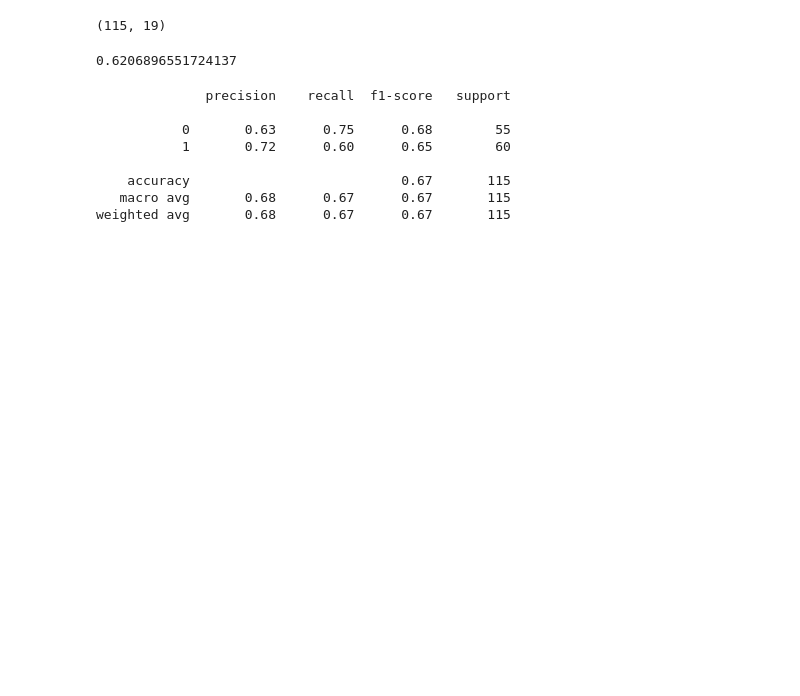
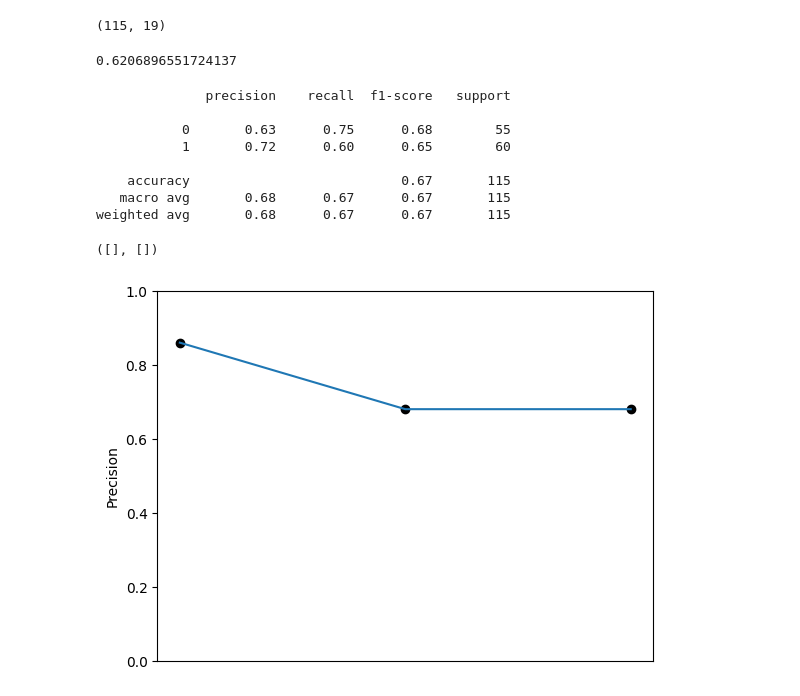
Before and after one commit to mc-will/BYU_Locating-Bacterial_Flagellar_Motors_2025, a Jupyter notebook: notebooks/ThomasDenoirjean_test_workflow.ipynb, the cells around one changed output. Saved outputs shown, nothing was run; the diff lists cells and outputs as text; code cells hidden in the pictures; blank space fills up the shorter version.

```diff
--- a/notebooks/ThomasDenoirjean_test_workflow.ipynb
+++ b/notebooks/ThomasDenoirjean_test_workflow.ipynb
@@ -965,3 +965,14 @@ print(classification_report(df_sanctionned_3D['Number_of_motors'], df_sanctionne
     accuracy                           0.67       115
    macro avg       0.68      0.67      0.67       115
 weighted avg       0.68      0.67      0.67       115
+# %%
+scores = [0.86, 0.68, 0.68]
+x = [0, 1, 2]
+plt.plot(scores)
+plt.scatter(x, scores, c='black')
+plt.ylim(0,1)
+plt.ylabel('Precision')
+plt.xticks([])
+# %% [output]
+([], [])
+[figure, added]
```
Also changed, not shown: parts of 22 cells of this notebook, 4 other files.
